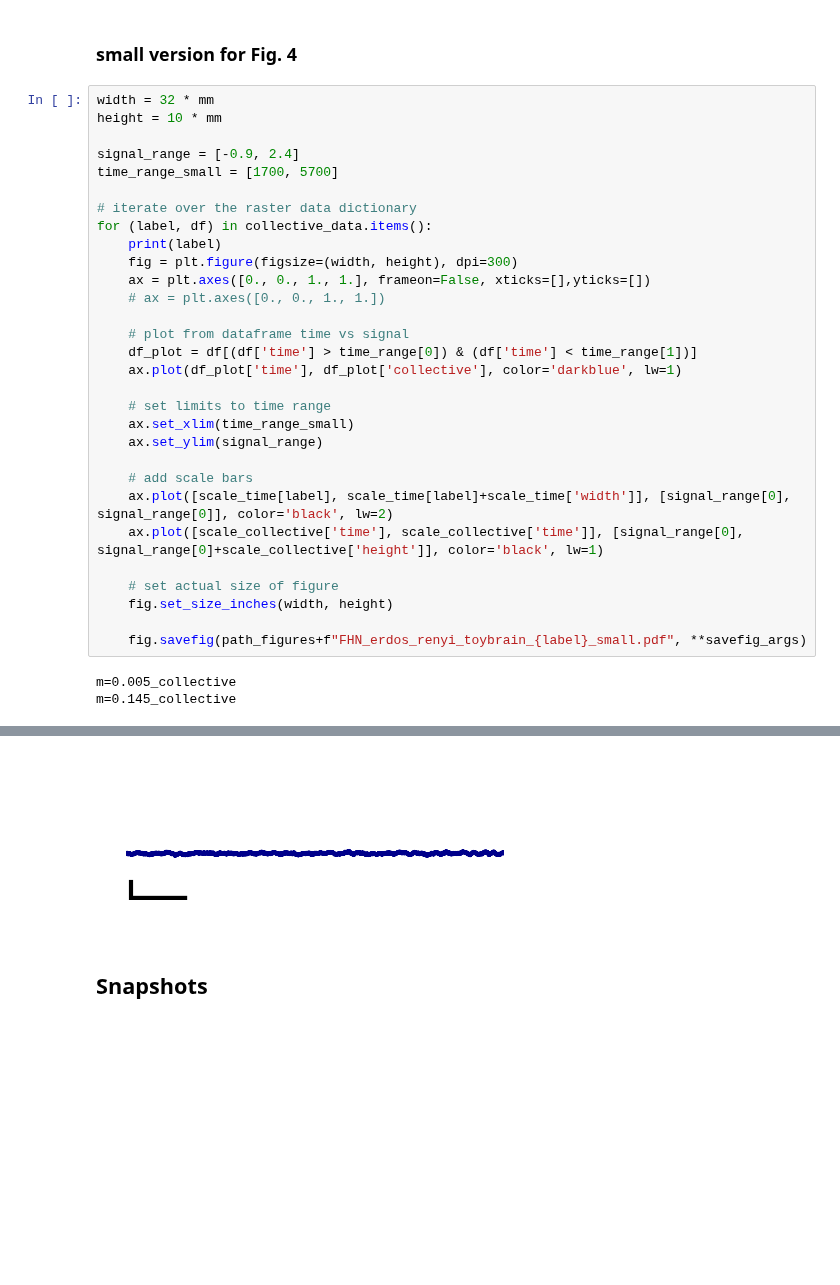
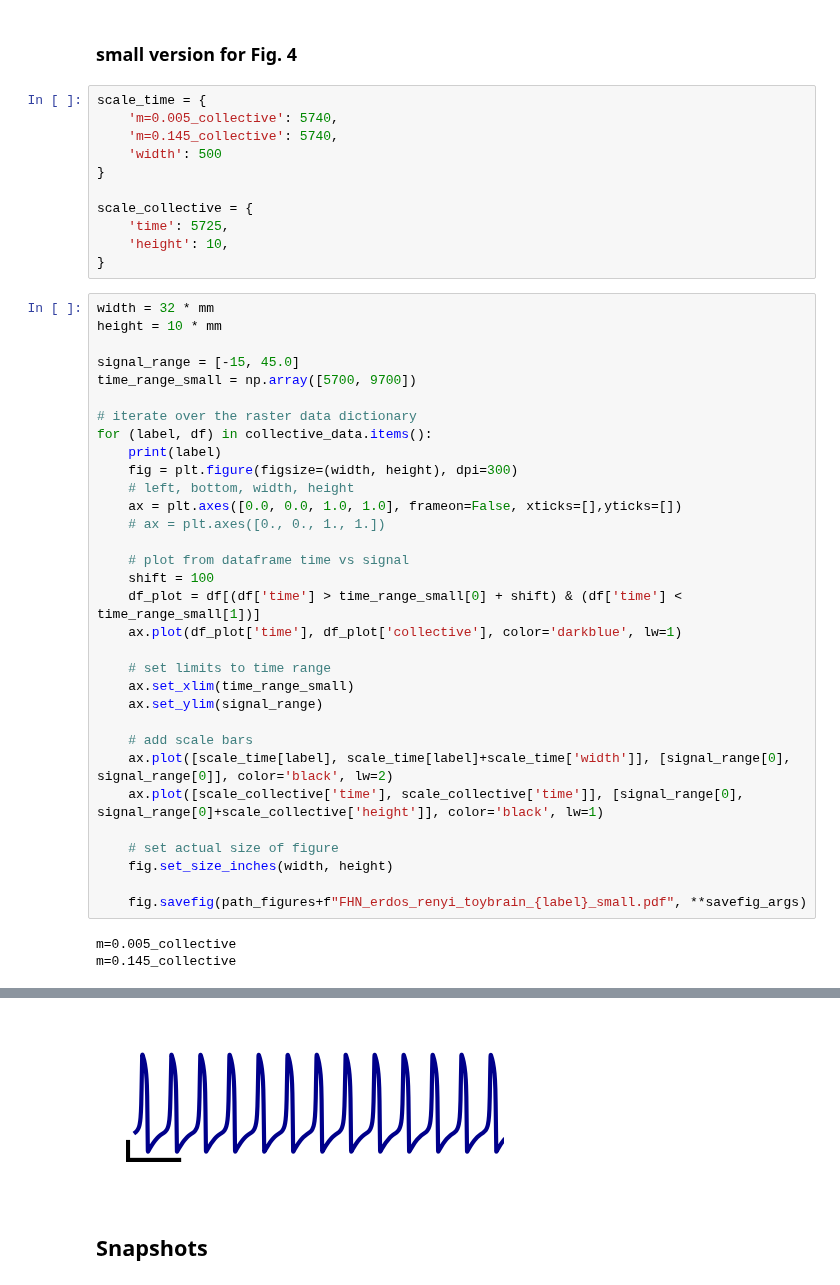
Before and after one commit to Priesemann-Group/perspective_heart_and_brain, a Jupyter notebook: notebooks_figures_paper/FHN_erdos-renyi_toybrain.ipynb, the cells around one changed output, grey strips where cells are left out. Cells and saved outputs as stored; diff of their text form; blank space fills up the shorter version.

```diff
--- a/notebooks_figures_paper/FHN_erdos-renyi_toybrain.ipynb
+++ b/notebooks_figures_paper/FHN_erdos-renyi_toybrain.ipynb
@@ -251,22 +239,35 @@ fig.savefig(path_figures+f"FHN_erdos_renyi_toybrain_{label}_inset.pdf", **savefi
 [figure]
 # %% [markdown]
 ### small version for Fig. 4
+# %%
+scale_time = {
+    'm=0.005_collective': 5740,
+    'm=0.145_collective': 5740,
+    'width': 500
+}
+
+scale_collective = {
+    'time': 5725,
+    'height': 10,
+}
 # %%
 width = 32 * mm
 height = 10 * mm
 
-signal_range = [-0.9, 2.4]
-time_range_small = [1700, 5700]
+signal_range = [-15, 45.0]
+time_range_small = np.array([5700, 9700])
 
 # iterate over the raster data dictionary
 for (label, df) in collective_data.items():
     print(label)
     fig = plt.figure(figsize=(width, height), dpi=300)
-    ax = plt.axes([0., 0., 1., 1.], frameon=False, xticks=[],yticks=[])
+    # left, bottom, width, height
+    ax = plt.axes([0.0, 0.0, 1.0, 1.0], frameon=False, xticks=[],yticks=[])
     # ax = plt.axes([0., 0., 1., 1.])
 
     # plot from dataframe time vs signal
-    df_plot = df[(df['time'] > time_range[0]) & (df['time'] < time_range[1])]
+    shift = 100
+    df_plot = df[(df['time'] > time_range_small[0] + shift) & (df['time'] < time_range_small[1])]
     ax.plot(df_plot['time'], df_plot['collective'], color='darkblue', lw=1)
 
     # set limits to time range
@@ -288,4 +289,4 @@ m=0.145_collective
-[figure, old version]
+[figure, new version]
 # %% [markdown]
 ## Snapshots
 # %%
```
Also changed, not shown: parts of 6 cells of this notebook, 2 other files.
